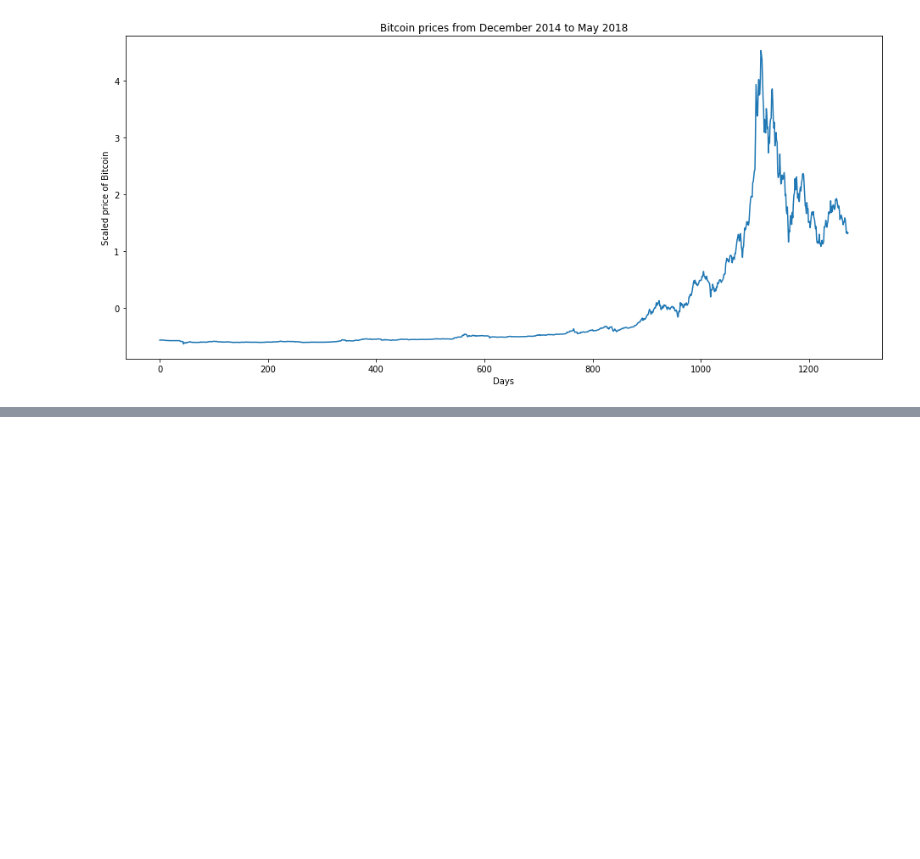
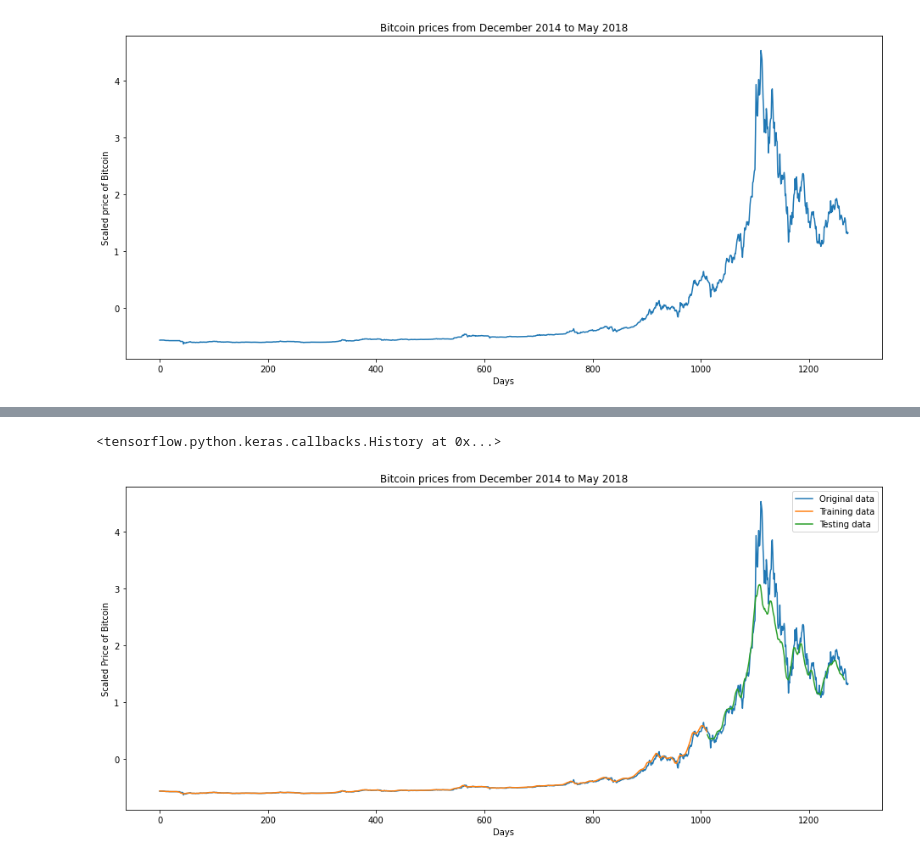
Before and after one commit to rafaelmotaalves/neural-networks, a Jupyter notebook: bitcoin/analysis.ipynb, the cells around one changed output, grey strips where cells are left out. Cells and saved outputs as stored; diff of their text form; code cells hidden in the pictures; blank space fills up the shorter version.

```diff
--- a/bitcoin/analysis.ipynb
+++ b/bitcoin/analysis.ipynb
@@ -67,7 +97,10 @@ def window_data(data, window_size):
     return np.array(X), np.array(y)
 
 def split_train_test(x, y):
-    train_size = int(len(data) * train_ratio)
+    train_size = int(len(x) * train_ratio)
+
+    def reshape(data):
+        return np.reshape(data, (data.shape[0], 1, data.shape[1]))
 
     x_train = reshape(x[:train_size])
     y_train = reshape(y[:train_size])
@@ -76,9 +109,6 @@ def split_train_test(x, y):
     y_test = reshape(y[train_size:])
 
     return x_train, y_train, x_test, y_test
-
-def reshape(data):
-    return np.reshape(data, (data.shape[0], 1, data.shape[1]))
 
 def plot_result(model, x_train, x_test):
     y_test_pred = model.predict(x_test)
@@ -150,0 +228,14 @@ plot_result(model, x_train, x_test)
+# %%
+window_size = 7
+
+x, y = window_data(scaled_prices, window_size)
+x_train, y_train, x_test, y_test = split_train_test(x, y)
+# %%
+model2 = keras.Sequential([
+    layers.LSTM(400, input_shape=(1, window_size)),
+    layers.Dense(1)
+])
+
+model2.compile(loss="mean_squared_error", optimizer="sgd", metrics=metrics)
+
+model2.summary()
@@ -150,0 +255,8 @@ plot_result(model, x_train, x_test)
+# %%
+model2.fit(x_train, y_train, epochs=max_epochs, batch_size=batch_size, verbose=verbose)
+# %% [output]
+<tensorflow.python.keras.callbacks.History at 0x...>
+# %%
+plot_result(model2, x_train, x_test)
+# %% [output]
+[figure, added]
```
Also changed, not shown: parts of 51 cells of this notebook.
